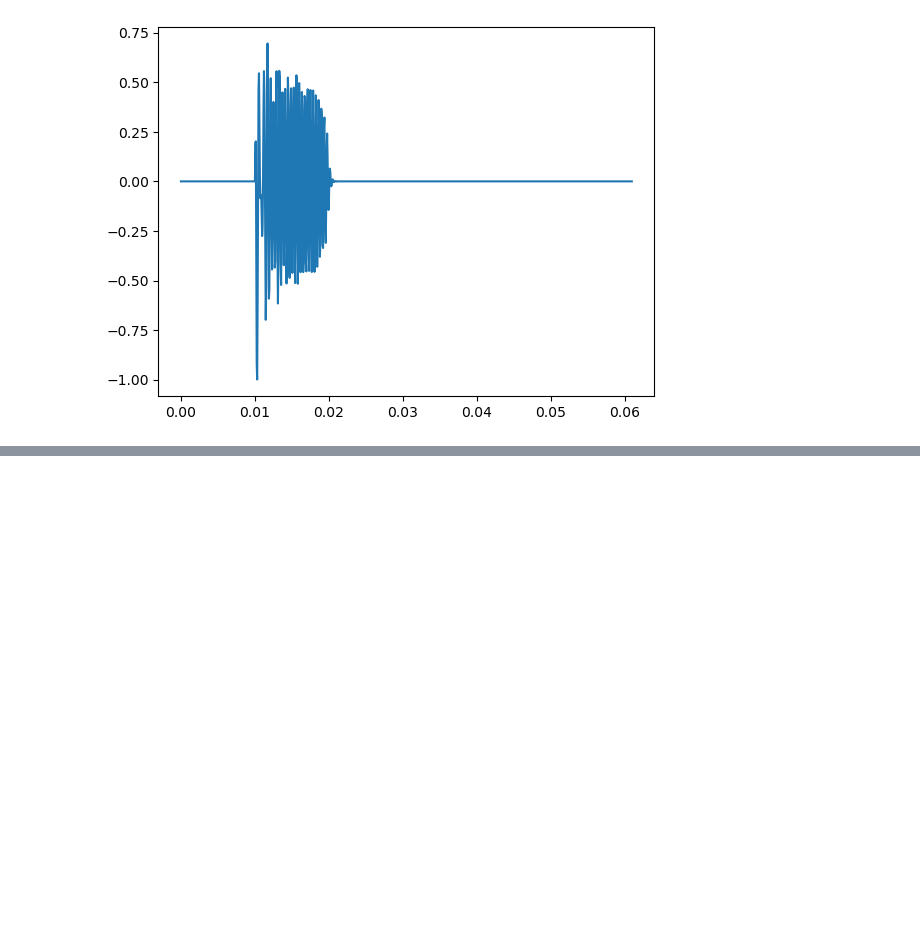
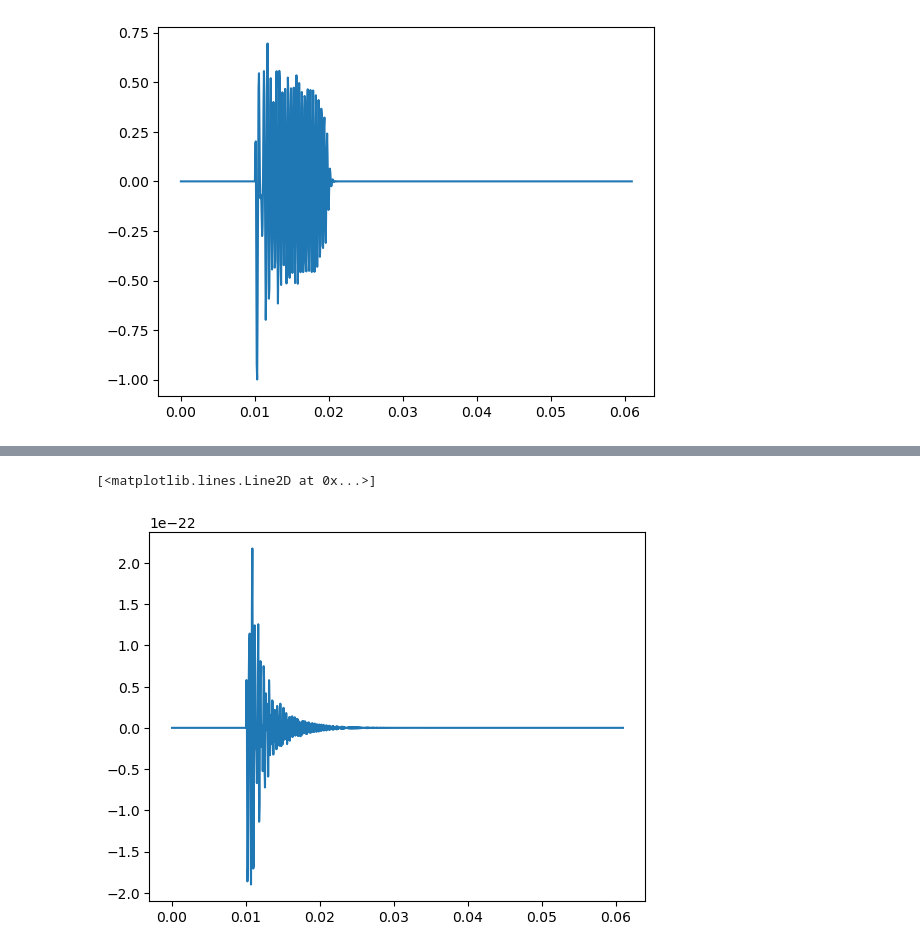
Before and after one commit to fipanther/pmtoolkit, a Jupyter notebook: test.ipynb, the cells around one changed output, grey strips where cells are left out. Saved outputs shown, nothing was run; the diff lists cells and outputs as text; code cells hidden in the pictures; blank space fills up the shorter version.

```diff
--- a/test.ipynb
+++ b/test.ipynb
@@ -34,0 +65,9 @@ plt.plot(t, wave['plus'])
+# %%
+# we can interpolate the waveform and shift it to a new start time t_0:
+wave = pmtoolkit.interpolate_any_wf_to_new_tarray(damped_sin_3, t, 0.01)
+# %%
+plt.figure()
+plt.plot(t, wave['plus'])
+# %% [output]
+[<matplotlib.lines.Line2D at 0x...>]
+[figure, added]
```
Also changed, not shown: parts of 4 cells of this notebook.
